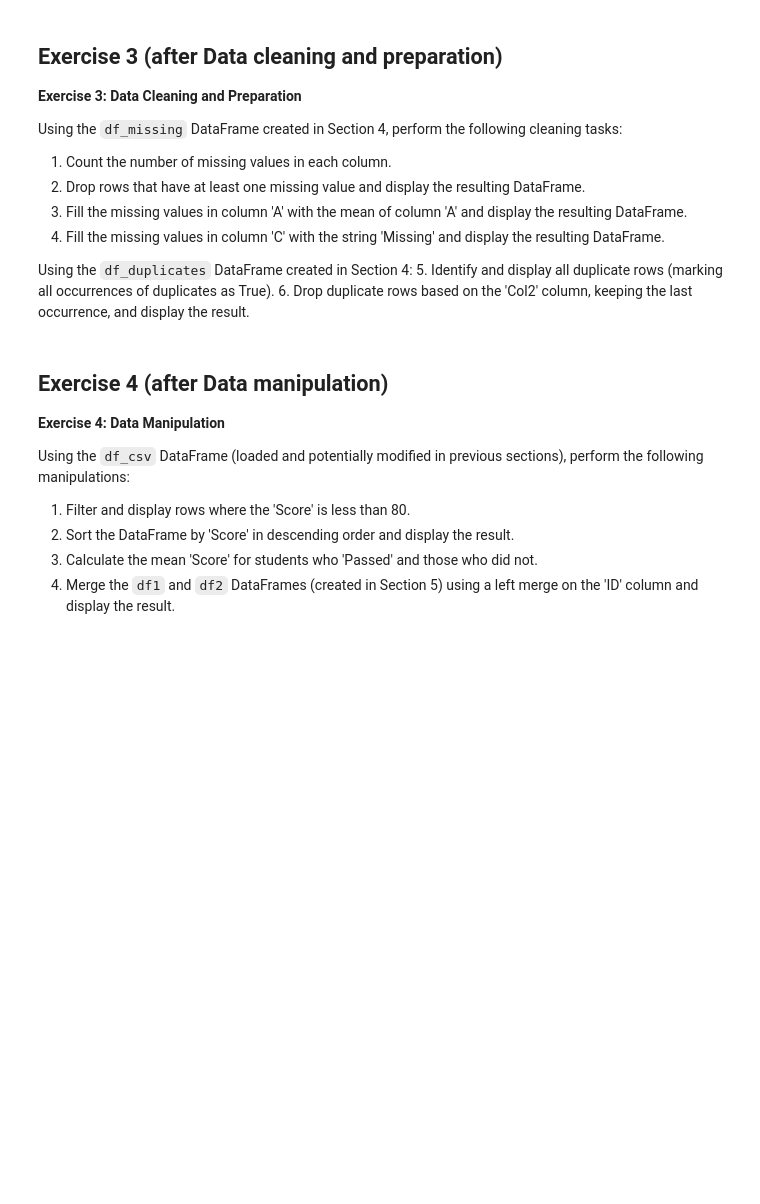
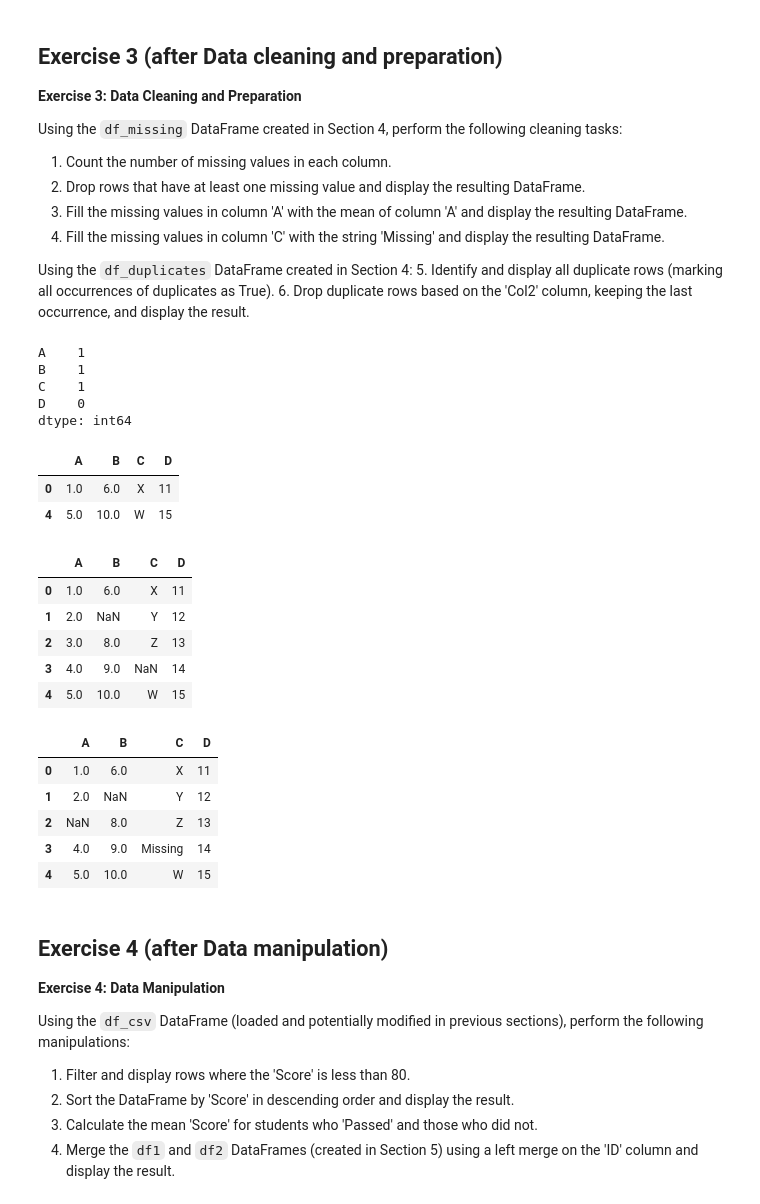
Before and after one commit to c22emigr/pythonfordatascience, a Jupyter notebook: Python_for_ds_Assignment.ipynb, the cells around one changed output. Drawn from its saved outputs; the diff is of its cells as text; code cells hidden in the pictures; blank space fills up the shorter version.

```diff
--- a/Python_for_ds_Assignment.ipynb
+++ b/Python_for_ds_Assignment.ipynb
@@ -1973,3 +1972,48 @@ Using the `df_duplicates` DataFrame created in Section 4:
+# %%
+# Load data
+data_with_missing = {'A': [1, 2, np.nan, 4, 5],
+                     'B': [6, np.nan, 8, 9, 10],
+                     'C': ['X', 'Y', 'Z', np.nan, 'W'],
+                     'D': [11, 12, 13, 14, 15]}
+df_missing = pd.DataFrame(data_with_missing)
+
+# Solution 1
+display(df_missing.isnull().sum())
+
+# Solution 2
+df_dropped_rows = df_missing.dropna()
+display(df_dropped_rows)
+
+# Solution 3
+df_filled_row_mean = df_missing.copy()
+df_filled_row_mean['A'] = df_filled_row_mean['A'].fillna(df_filled_row_mean['A'].mean())
+display(df_filled_row_mean)
+
+# Solution 4
+df_fill_missing = df_missing.copy()
+df_fill_missing['C'] = df_fill_missing['C'].fillna('Missing')
+display(df_fill_missing)
+# %% [output]
+A    1
+B    1
+C    1
+D    0
+dtype: int64
+|  | A | B | C | D |
+| 0 | 1.0 | 6.0 | X | 11 |
+| 4 | 5.0 | 10.0 | W | 15 |
+|  | A | B | C | D |
+| 0 | 1.0 | 6.0 | X | 11 |
+| 1 | 2.0 | NaN | Y | 12 |
+| 2 | 3.0 | 8.0 | Z | 13 |
+| 3 | 4.0 | 9.0 | NaN | 14 |
+| 4 | 5.0 | 10.0 | W | 15 |
+|  | A | B | C | D |
+| 0 | 1.0 | 6.0 | X | 11 |
+| 1 | 2.0 | NaN | Y | 12 |
+| 2 | NaN | 8.0 | Z | 13 |
+| 3 | 4.0 | 9.0 | Missing | 14 |
+| 4 | 5.0 | 10.0 | W | 15 |
 # %% [markdown]
 ## Exercise 4 (after Data manipulation)
 
```
Also changed, not shown: parts of 2 cells of this notebook.
